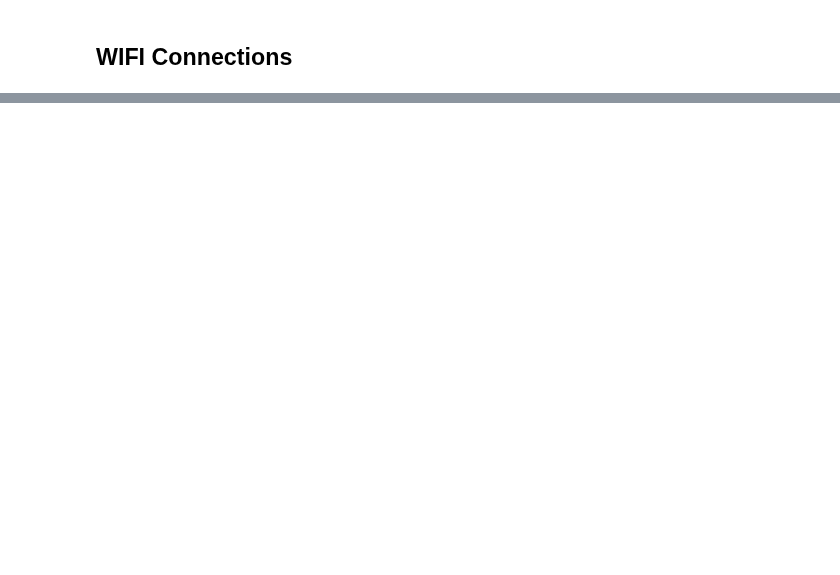
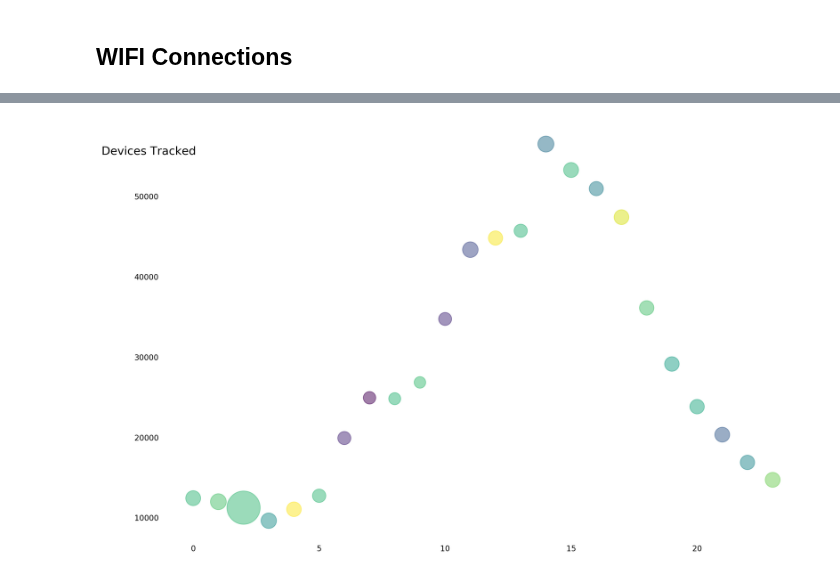
Before and after one commit to RichStone/htw-data-science-university-project, a Jupyter notebook: data_analysis.ipynb, the cells around one changed output, grey strips where cells are left out. Drawn from its saved outputs; the diff is of its cells as text; code cells hidden in the pictures; blank space fills up the shorter version.

```diff
--- a/data_analysis.ipynb
+++ b/data_analysis.ipynb
@@ -437,0 +421,21 @@ df_wifi_af2.head(1000)
+# %%
+np.random.seed(19680801)
+x = wifi_grouped_sum.index
+y = wifi_grouped_sum['DevicesTracked']
+bubble_area = (wifi_grouped_sum['ApproxVerweildauerSek'] / 60)
+colors = np.random.rand(24)
+
+wifi_scatter = plt.scatter(x, y, s=bubble_area, c=colors, alpha=0.5)
+# general layout
+plt.tick_params(top=False, bottom=False, left=False, right=False, labelleft=True, labelbottom=True)
+# Hide the right and top spines
+plt.gca().spines['right'].set_visible(False)
+plt.gca().spines['left'].set_visible(False)
+plt.gca().spines['top'].set_visible(False)
+plt.gca().spines['bottom'].set_visible(False)
+# put some text
+plt.text(0.05,0.95, 'Devices Tracked', fontsize="15", ha="right", va="top", transform=plt.gca().transAxes)
+# supress pyplot output
+_ = plt.show
+# %% [output]
+[figure, added]
```
Also changed, not shown: parts of 19 cells of this notebook, 2 other files.
